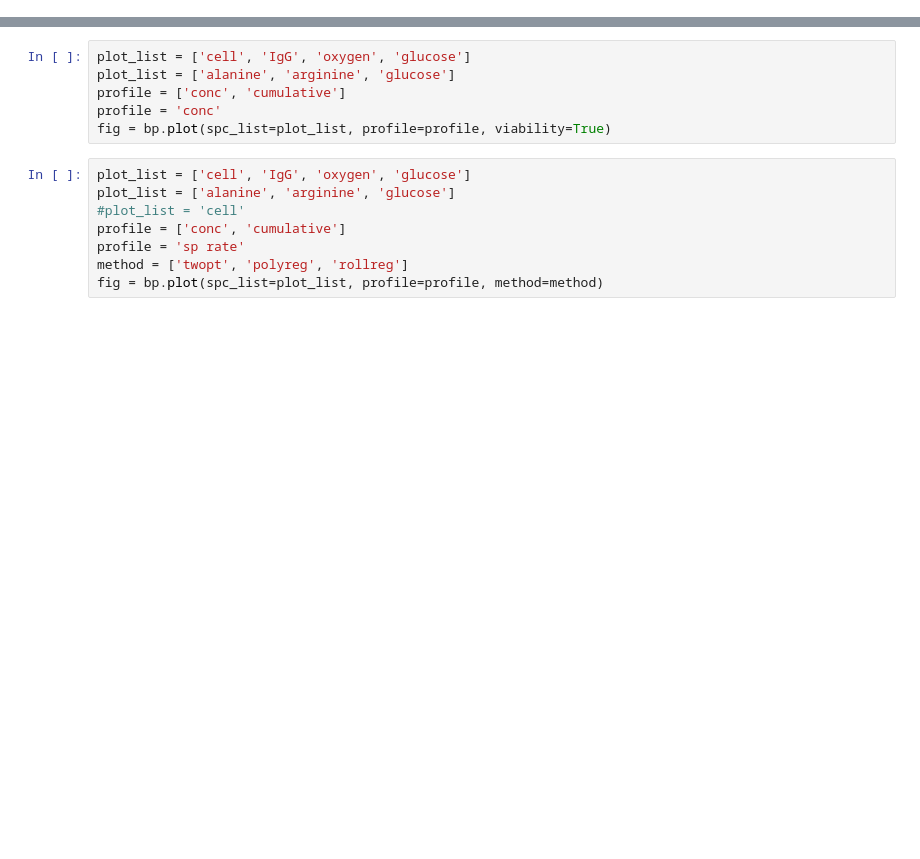
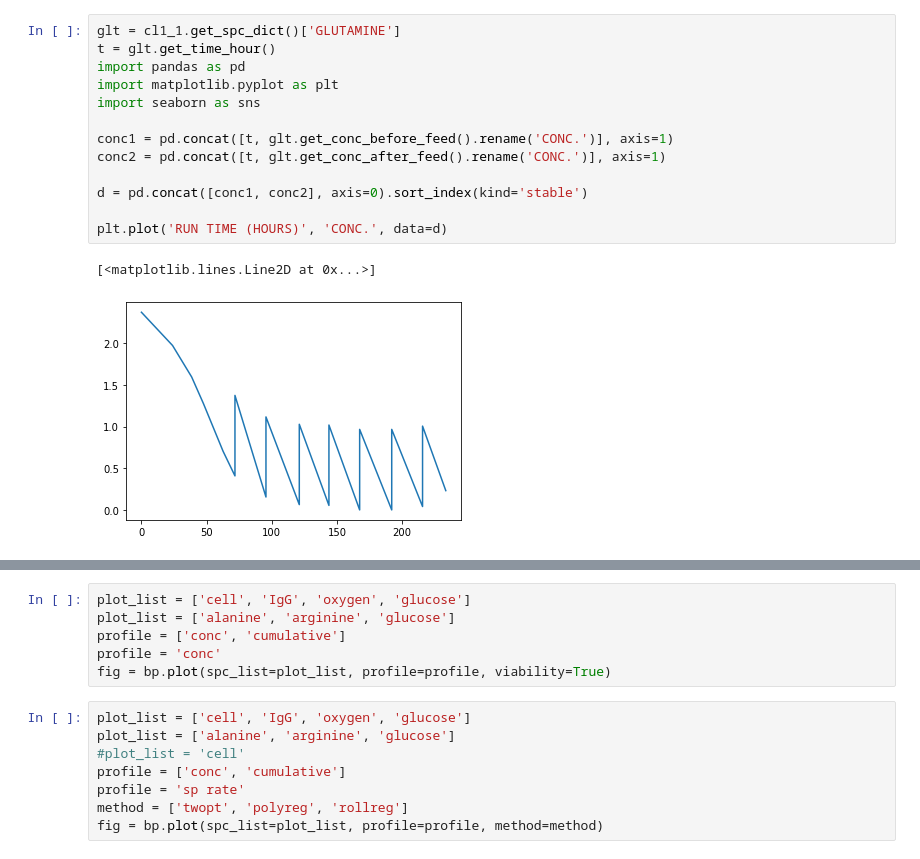
Before and after one commit to lu000285/CCDPApy, a Jupyter notebook: test.ipynb, the cells around one changed output, grey strips where cells are left out. Cells and saved outputs as stored; diff of their text form; blank space fills up the shorter version.

```diff
--- a/test.ipynb
+++ b/test.ipynb
@@ -25,0 +46,16 @@ bp.roll_regression(order=3, windows=6)
+# %%
+glt = cl1_1.get_spc_dict()['GLUTAMINE']
+t = glt.get_time_hour()
+import pandas as pd
+import matplotlib.pyplot as plt
+import seaborn as sns
+
+conc1 = pd.concat([t, glt.get_conc_before_feed().rename('CONC.')], axis=1)
+conc2 = pd.concat([t, glt.get_conc_after_feed().rename('CONC.')], axis=1)
+
+d = pd.concat([conc1, conc2], axis=0).sort_index(kind='stable')
+
+plt.plot('RUN TIME (HOURS)', 'CONC.', data=d)
+# %% [output]
+[<matplotlib.lines.Line2D at 0x...>]
+[figure, added]
```
Also changed, not shown: parts of 7 cells of this notebook, 13 other files.
